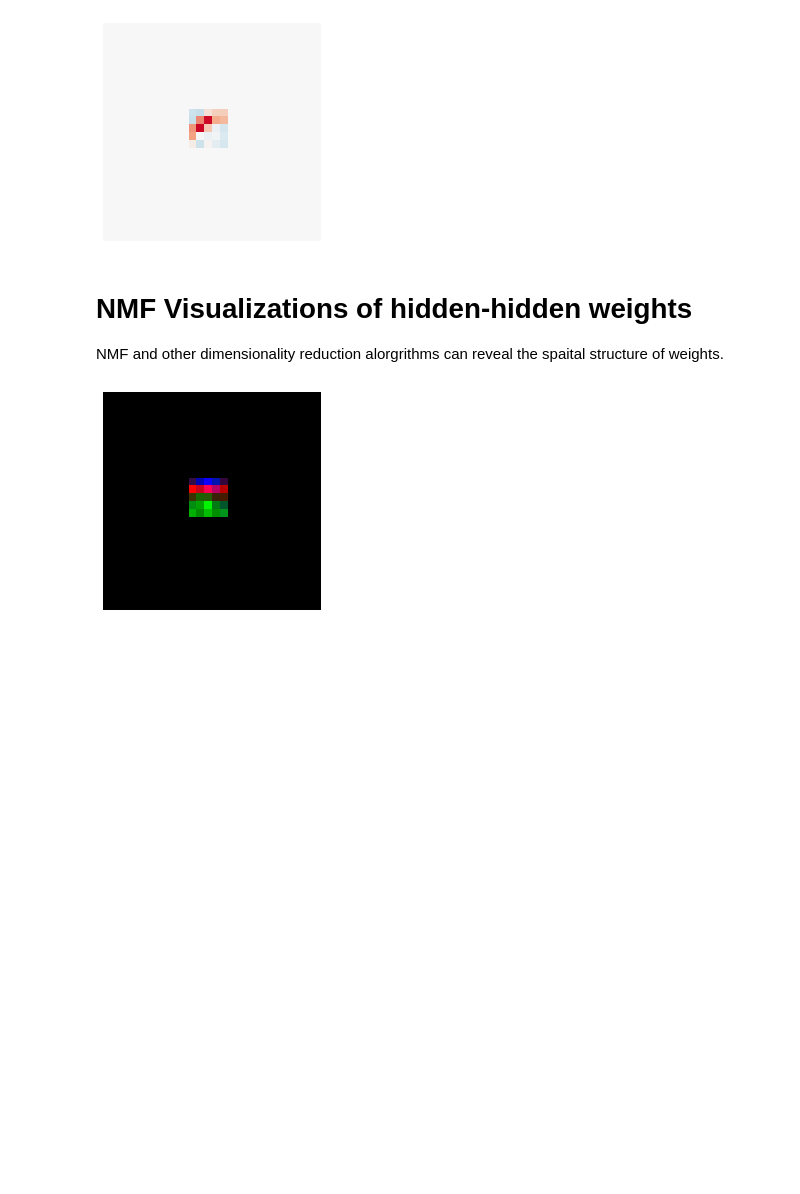
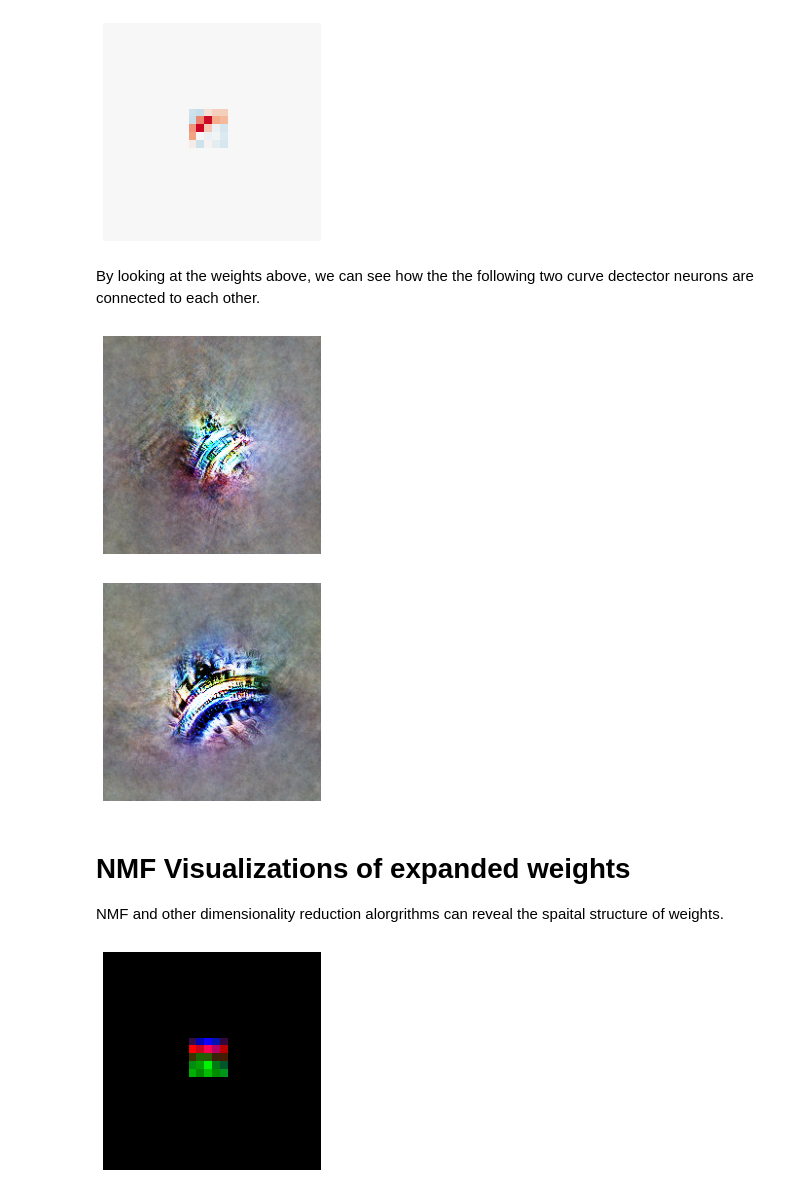
Before and after one commit to pytorch/captum, a Jupyter notebook: tutorials/WeightVisualization_OptimViz.ipynb, the cells around one changed output. Cells and saved outputs as stored; diff of their text form; code cells hidden in the pictures; blank space fills up the shorter version.

```diff
--- a/tutorials/WeightVisualization_OptimViz.ipynb
+++ b/tutorials/WeightVisualization_OptimViz.ipynb
@@ -23,10 +23,14 @@ import matplotlib.pyplot as plt
 
 
 def show(x: np.ndarray, scale: float = 255.0) -> None:
+    assert x.ndim == 3
+    if x.shape[2] == 1:
+        x = np.concatenate([x,x,x],2)
     x = x * scale
     plt.imshow(x.astype(np.uint8))
     plt.axis("off")
     plt.show()
+
 
 def weight_heatmap(array: np.ndarray) -> np.ndarray:
     def C(x: str) -> np.ndarray:
@@ -53,3 +57,22 @@ def weight_heatmap(array: np.ndarray) -> np.ndarray:
                 return (1 - x) * C("f4a582") + x * C("ca0020")
 
     return np.asarray([[weight_color_scale(x) for x in a] for a in array])
+
+
+def visualize_activations(model, target, channel: int, neuron=True) -> None:
+    image = optimviz.images.NaturalImage((224, 224)).to(device)
+    transforms = torch.nn.Sequential(
+        torch.nn.ReflectionPad2d(16),
+        optimviz.transform.RandomSpatialJitter(16),
+        optimviz.transform.RandomScale(scale=(1, 0.975, 1.025, 0.95, 1.05)),
+        torchvision.transforms.RandomRotation(degrees=(-5,5)),
+        optimviz.transform.RandomSpatialJitter(8),
+        optimviz.transform.CenterCrop(16),
+    )
+    if neuron:
+        loss_fn = optimviz.loss.NeuronActivation(target, channel)
+    else:
+        loss_fn = optimviz.loss.ChannelActivation(target, channel)
+    obj = optimviz.InputOptimization(model, image, transforms, [target], loss_fn)
+    history = obj.optimize(optimviz.objectives.n_steps(128))
+    image().show()
@@ -70,8 +95,16 @@ W_3a_3b_np = W_3a_3b.permute(1, 2, 0, 3).numpy()
 show(weight_heatmap(W_3a_3b_np[:,:,147,379] / W_3a_3b_np[:,:,:,379].max()))
 # %% [output]
 [figure]
+# %% [markdown]
+By looking at the weights above, we can see how the the following two curve dectector neurons are connected to each other.
+# %%
+visualize_activations(model, model.mixed3a, 147)
+visualize_activations(model, model.mixed3b, 379)
+# %% [output]
+[figure, added]
+[figure, added]
 # %% [markdown]
-# NMF Visualizations of hidden-hidden weights
+# NMF Visualizations of expanded weights
 
 NMF and other dimensionality reduction alorgrithms can reveal the spaital structure of weights.
 # %%
```
Also changed, not shown: parts of 9 cells of this notebook, 2 other files.
